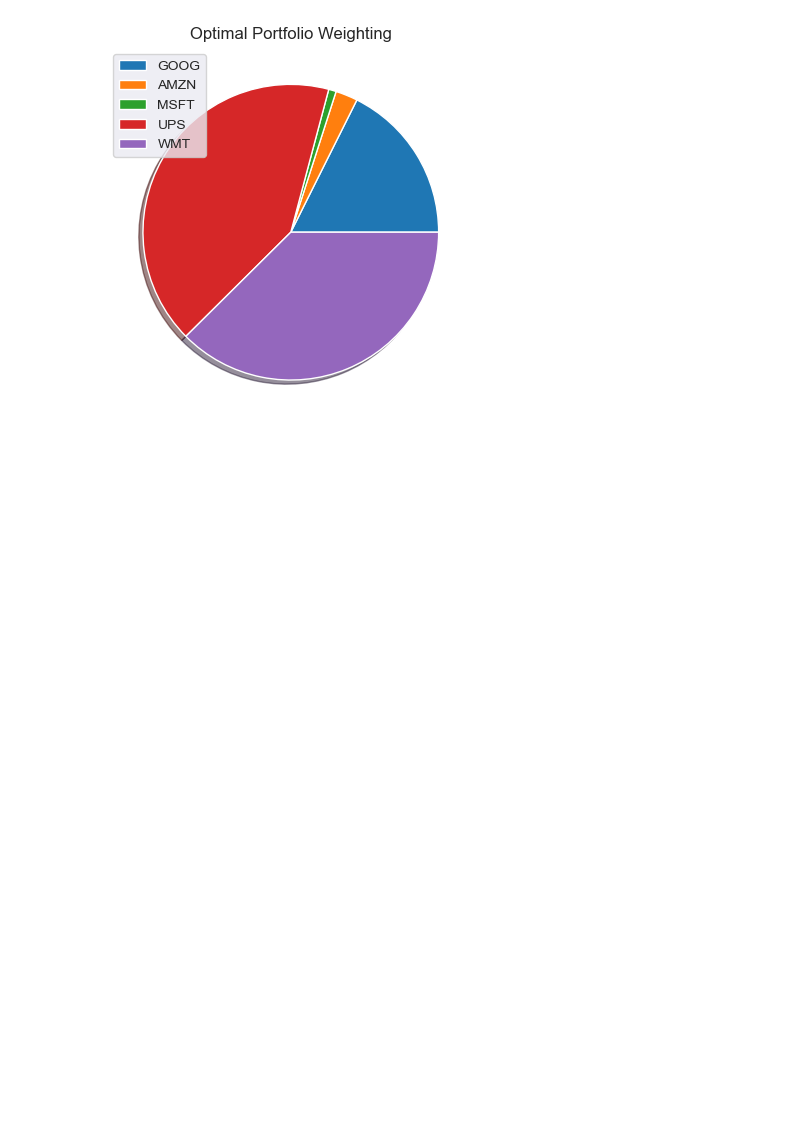
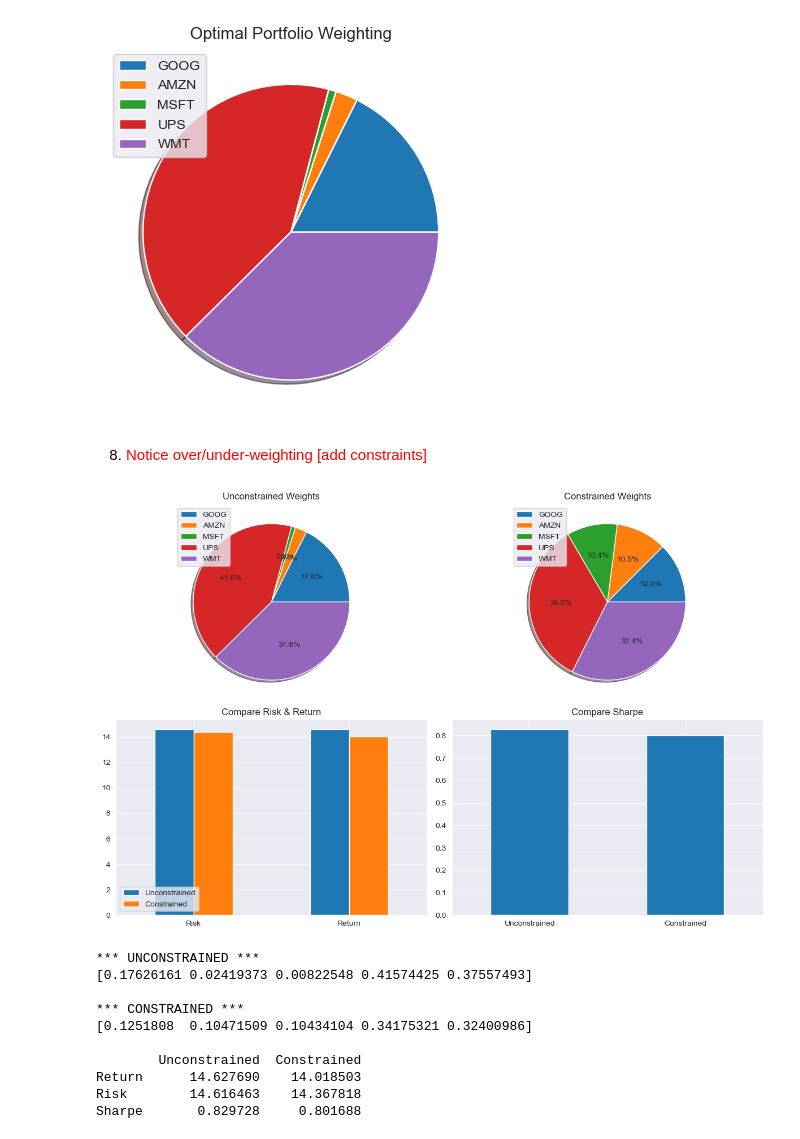
Before and after one commit to Charleybarden/PortfolioBuilder, a Jupyter notebook: ChatGPT Assignment.ipynb, the cells around one changed output. Drawn from its saved outputs; the diff is of its cells as text; code cells hidden in the pictures; blank space fills up the shorter version.

Commit message:
Add constrained weightings, and comparison of unconstrained and constrained stats

```diff
--- a/ChatGPT Assignment.ipynb
+++ b/ChatGPT Assignment.ipynb
@@ -236,3 +236,70 @@ plt.show()
 Optimal Risk/Return/Sharpe: 14.62, 14.63%, 0.830
 [0.17626161 0.02419373 0.00822548 0.41574425 0.37557493]
 [figure]
+# %% [markdown]
+8) <font color="red">Notice over/under-weighting [add constraints]
+# %%
+def set_constrained_ws(num_ports=20000, num_assets=None):
+    np.random.seed(123)
+    # Tested lower and upper limit manually
+    # 0.1 and 0.35 create min=0.0714 and max=0.4299 over 20000 ports
+    temp_p_weights = np.random.uniform(0.1, 0.35, size=(num_assets * num_ports)).reshape(num_ports, num_assets)
+    # Divide by sum of rows so each row sums to 1
+    scaled_port_weights = temp_p_weights / temp_p_weights.sum(axis=1, keepdims=True)
+    return scaled_port_weights
+
+constrained_ws = set_constrained_ws(num_assets=num_assets_given)
+constrained_ws_data = annual_risk_return(analysis_return_data.dot(constrained_ws.T))
+constrained_ws_data['Sharpe'] = (constrained_ws_data.Return - risk_free_rate) / constrained_ws_data.Risk
+
+constrained_max_sharpe_index = constrained_ws_data.Sharpe.idxmax()
+constrained_opt_weights = constrained_ws[constrained_max_sharpe_index, :]
+constrained_opt_stats = constrained_ws_data.iloc[constrained_max_sharpe_index]
+# %%
+fig, ((ax1, ax2), (ax3, ax4)) = plt.subplots(2,2, figsize=(12,8))
+
+# Pie Chart for Unconstrained Weights
+ax1.pie(opt_weights, autopct='%1.1f%%', shadow=True)
+ax1.legend(ticker_symbols, loc='upper left')
+ax1.set_title('Unconstrained Weights')
+
+# Pie Chart for Constrained Weights
+ax2.pie(constrained_opt_weights, autopct='%1.1f%%', shadow=True)
+ax2.legend(ticker_symbols, loc='upper left')
+ax2.set_title('Constrained Weights')
+
+# Table to compare Unconstrained and Constrained Stats
+t_uncon_vs_con = pd.concat([opt_stats, constrained_opt_stats], axis=1)
+t_uncon_vs_con.columns = ['Unconstrained', 'Constrained']
+
+# Barchart for Risk and Return
+t_uncon_vs_con.loc[['Risk','Return']].plot(kind='bar', rot=0, ax=ax3)
+ax3.legend(loc='lower left')
+ax3.set_title('Compare Risk & Return')
+
+# Barchart for Sharpe
+t_uncon_vs_con.loc['Sharpe'].plot(kind='bar', rot=0, ax=ax4)
+ax4.set_title('Compare Sharpe')
+
+plt.tight_layout()
+plt.show()
+
+print('*** UNCONSTRAINED ***')
+print(opt_weights, '\n')
+
+print('*** CONSTRAINED ***')
+print(constrained_opt_weights, '\n')
+
+print(t_uncon_vs_con)
+# %% [output]
+[figure, added]
+*** UNCONSTRAINED ***
+[0.17626161 0.02419373 0.00822548 0.41574425 0.37557493]
+
+*** CONSTRAINED ***
+[0.1251808  0.10471509 0.10434104 0.34175321 0.32400986]
+
+        Unconstrained  Constrained
+Return      14.627690    14.018503
+Risk        14.616463    14.367818
+Sharpe       0.829728     0.801688
```
Also changed, not shown: parts of 2 cells of this notebook.
